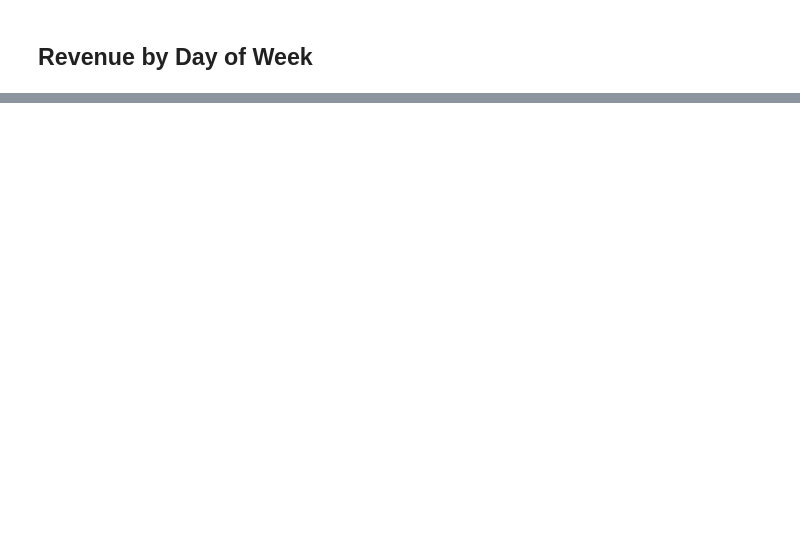
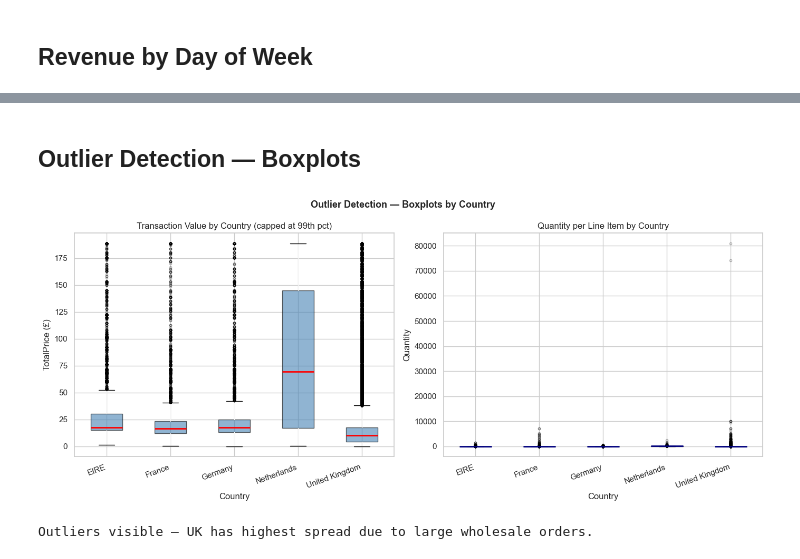
Before and after one commit to neelp03/CMPE255-project, a Jupyter notebook: notebooks/02_eda_visualization.ipynb, the cells around one changed output, grey strips where cells are left out. Cells and saved outputs as stored; diff of their text form; code cells hidden in the pictures; blank space fills up the shorter version.

Commit message:
SVM added to classiification; boxplot outlier detection added to EDA; PCA data reduction added to preprocessing

```diff
--- a/notebooks/02_eda_visualization.ipynb
+++ b/notebooks/02_eda_visualization.ipynb
@@ -156,0 +204,47 @@ print("All EDA figures saved to outputs/figures/")
+# %% [markdown]
+## Outlier Detection — Boxplots
+# %%
+# Boxplot: TotalPrice per transaction by top 5 countries
+top5 = df['Country'].value_counts().head(5).index.tolist()
+df_top5 = df[df['Country'].isin(top5)].copy()
+
+# Cap at 99th percentile per country for readability
+cap = df_top5['TotalPrice'].quantile(0.99)
+df_top5['TotalPrice_capped'] = df_top5['TotalPrice'].clip(upper=cap)
+
+fig, axes = plt.subplots(1, 2, figsize=(14, 6))
+
+# Left: TotalPrice by country (shows outliers)
+df_top5.boxplot(column='TotalPrice_capped', by='Country', ax=axes[0],
+                patch_artist=True,
+                boxprops=dict(facecolor='steelblue', alpha=0.6),
+                medianprops=dict(color='red', linewidth=2),
+                flierprops=dict(marker='o', markersize=3, alpha=0.3, color='gray'))
+axes[0].set_title('Transaction Value by Country\n(capped at 99th pct)', fontsize=12, fontweight='bold')
+axes[0].set_xlabel('Country')
+axes[0].set_ylabel('TotalPrice (£)')
+axes[0].set_xticklabels(axes[0].get_xticklabels(), rotation=20, ha='right')
+plt.sca(axes[0])
+plt.title('Transaction Value by Country (capped at 99th pct)')
+
+# Right: Quantity boxplot by country
+df_top5.boxplot(column='Quantity', by='Country', ax=axes[1],
+                patch_artist=True,
+                boxprops=dict(facecolor='coral', alpha=0.6),
+                medianprops=dict(color='navy', linewidth=2),
+                flierprops=dict(marker='o', markersize=3, alpha=0.3, color='gray'))
+axes[1].set_title('Quantity per Line Item by Country', fontsize=12, fontweight='bold')
+axes[1].set_xlabel('Country')
+axes[1].set_ylabel('Quantity')
+axes[1].set_xticklabels(axes[1].get_xticklabels(), rotation=20, ha='right')
+plt.sca(axes[1])
+plt.title('Quantity per Line Item by Country')
+
+plt.suptitle('Outlier Detection — Boxplots by Country', fontsize=13, fontweight='bold')
+plt.tight_layout()
+SAVE('eda_boxplots.png')
+plt.show()
+print("Outliers visible — UK has highest spread due to large wholesale orders.")
+# %% [output]
+[figure, added]
+Outliers visible — UK has highest spread due to large wholesale orders.
```
Also changed, not shown: parts of 10 cells of this notebook, 3 other files.
